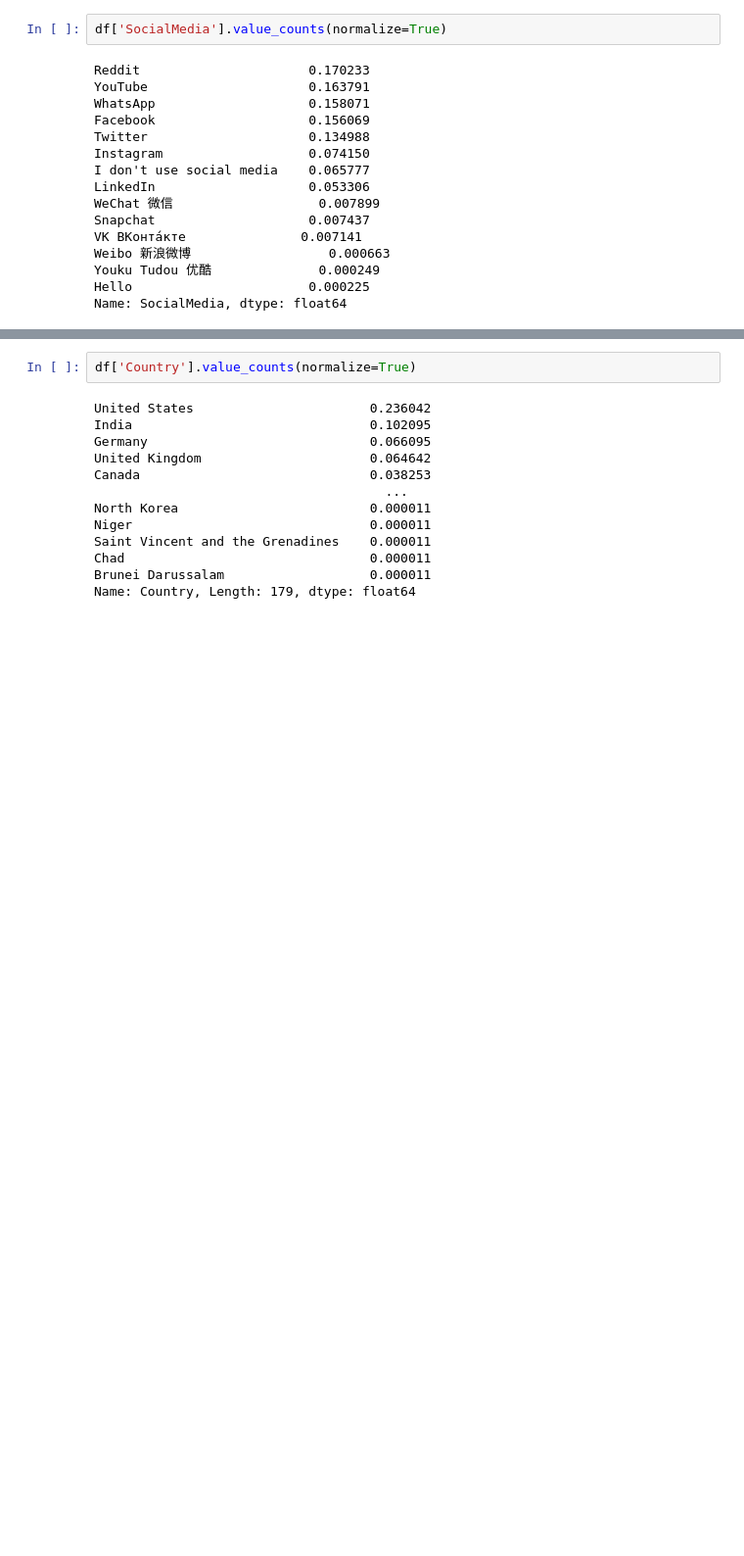
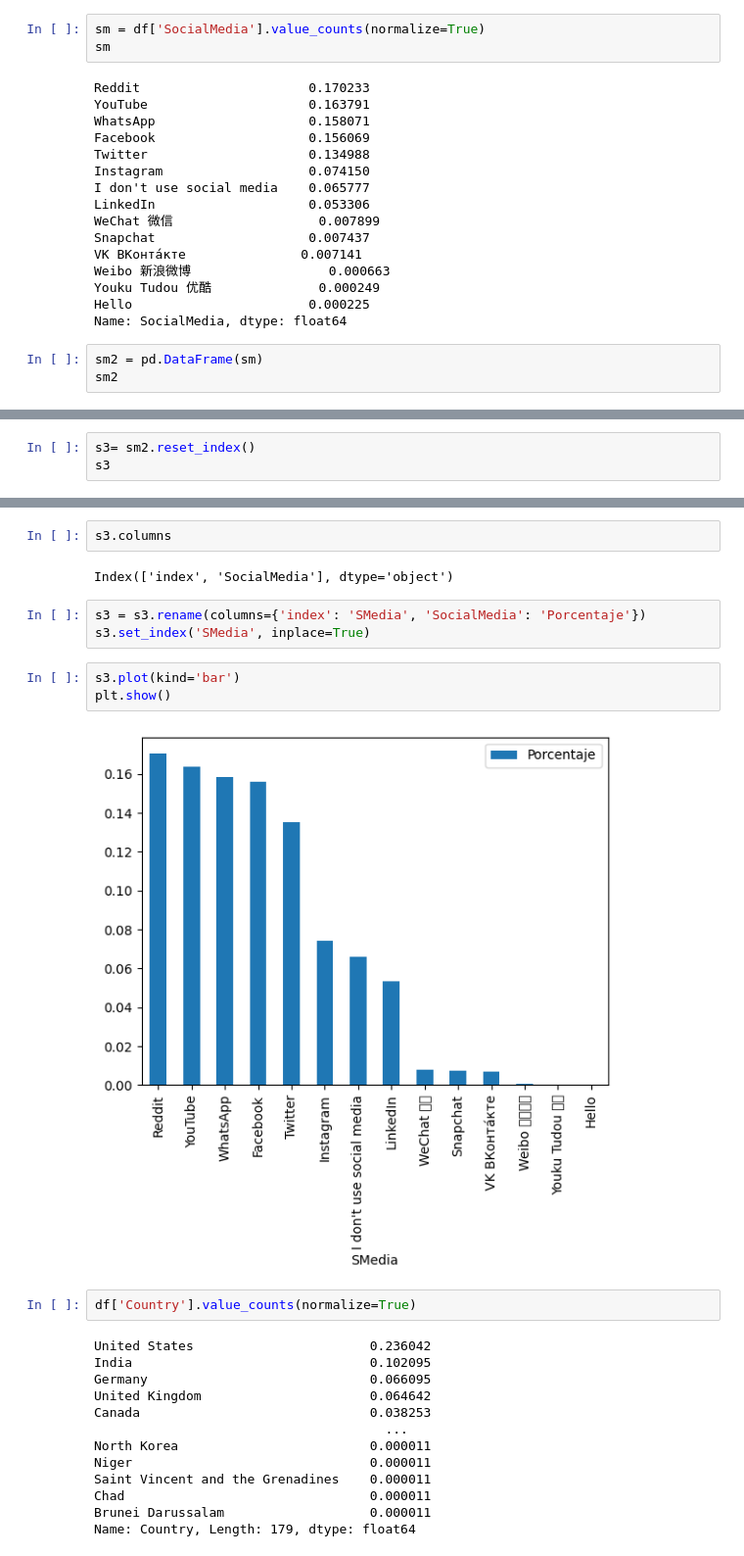
Before and after one commit to guamoshtli/Pandas, a Jupyter notebook: CoreySchafer.ipynb, the cells around one changed output, grey strips where cells are left out. Shown: that part at 98% size. Saved outputs shown, nothing was run; the diff lists cells and outputs as text; blank space fills up the shorter version.

Commit message:
Tidy Data

```diff
--- a/CoreySchafer.ipynb
+++ b/CoreySchafer.ipynb
@@ -517,7 +518,8 @@ Youku Tudou 优酷                 21
 Hello                          19
 Name: SocialMedia, dtype: int64
 # %%
-df['SocialMedia'].value_counts(normalize=True)
+sm = df['SocialMedia'].value_counts(normalize=True)
+sm
 # %% [output]
 Reddit                      0.170233
 YouTube                     0.163791
@@ -534,3 +536,6 @@ Weibo 新浪微博                  0.000663
 Youku Tudou 优酷              0.000249
 Hello                       0.000225
 Name: SocialMedia, dtype: float64
+# %%
+sm2 = pd.DataFrame(sm)
+sm2
@@ -536,0 +558,3 @@ Name: SocialMedia, dtype: float64
+# %%
+s3= sm2.reset_index()
+s3
@@ -537,3 +577,15 @@ Name: SocialMedia, dtype: float64
+# %%
+s3.columns
+# %% [output]
+Index(['index', 'SocialMedia'], dtype='object')
+# %%
+s3 = s3.rename(columns={'index': 'SMedia', 'SocialMedia': 'Porcentaje'})
+s3.set_index('SMedia', inplace=True)
+# %%
+s3.plot(kind='bar')
+plt.show()
+# %% [output]
+[figure, added]
 # %%
 df['Country'].value_counts(normalize=True)
 # %% [output]
```
Also changed, not shown: parts of 15 cells of this notebook, 6 other files.
